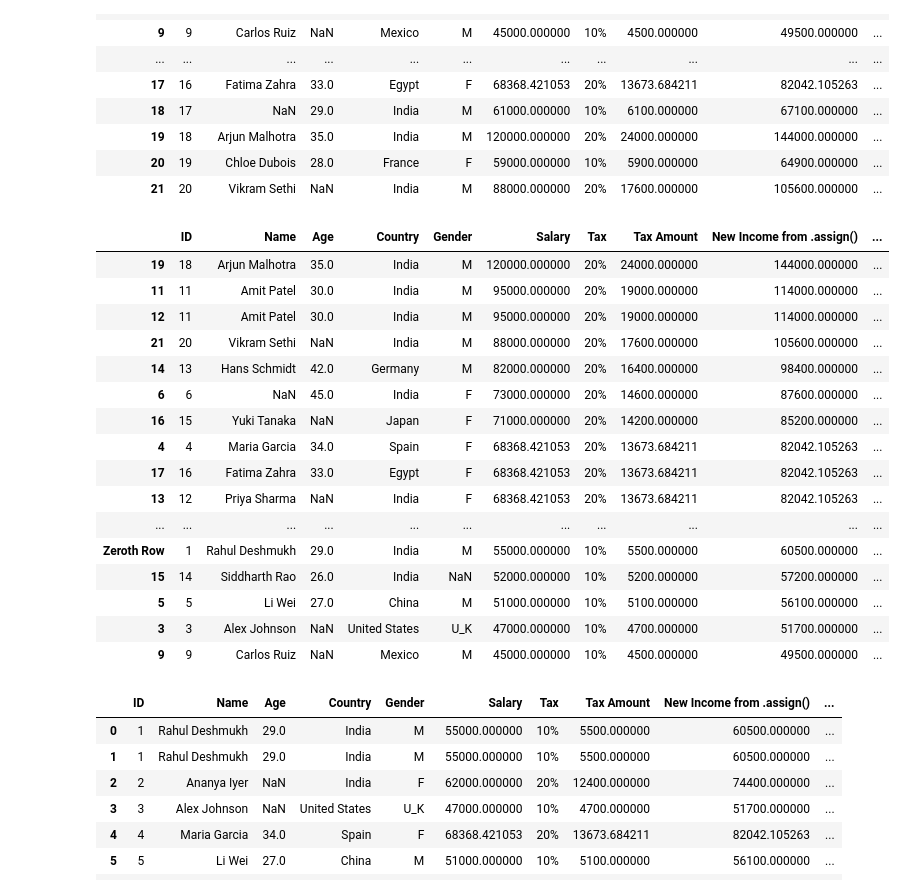
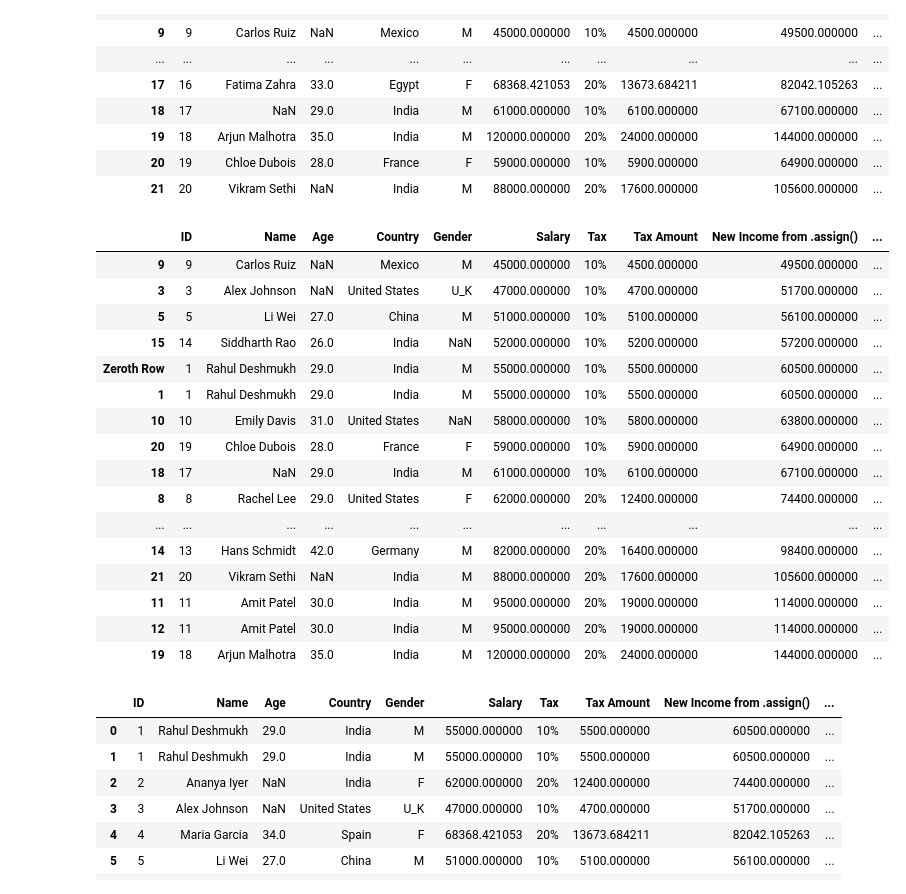
Before and after one commit to Sonu64/Prime_AI_ML, a Jupyter notebook: Module_13_Pandas_02/pandas_2.ipynb, the cells around one changed output. Drawn from its saved outputs; the diff is of its cells as text; code cells hidden in the pictures.

```diff
--- a/Module_13_Pandas_02/pandas_2.ipynb
+++ b/Module_13_Pandas_02/pandas_2.ipynb
@@ -148,27 +148,27 @@ df2
 # %%
 # Sort values
 df2.sort_values("Salary") # Does not change in place !
 df2 = df2.sort_values("Salary").copy() # Sort with respect to Salary values
-sorted_data = df2.sort_values(['Salary', 'Age'], ascending=False).copy() # Sort with more than 1 col values-> use Age to sort if Salary of 2 rows are same
+sorted_data = df2.sort_values(['Salary', 'Age']).copy() # Sort with more than 1 col values-> use Age to sort if Salary of 2 rows are same
 sorted_data
 # %% [output]
 |  | ID | Name | Age | Country | Gender | Salary | Tax | Tax Amount | New Income from .assign() | ... |
-| 19 | 18 | Arjun Malhotra | 35.0 | India | M | 120000.000000 | 20% | 24000.000000 | 144000.000000 | ... |
+| 9 | 9 | Carlos Ruiz | NaN | Mexico | M | 45000.000000 | 10% | 4500.000000 | 49500.000000 | ... |
+| 3 | 3 | Alex Johnson | NaN | United States | U_K | 47000.000000 | 10% | 4700.000000 | 51700.000000 | ... |
+| 5 | 5 | Li Wei | 27.0 | China | M | 51000.000000 | 10% | 5100.000000 | 56100.000000 | ... |
+| 15 | 14 | Siddharth Rao | 26.0 | India | NaN | 52000.000000 | 10% | 5200.000000 | 57200.000000 | ... |
+| Zeroth Row | 1 | Rahul Deshmukh | 29.0 | India | M | 55000.000000 | 10% | 5500.000000 | 60500.000000 | ... |
+| 1 | 1 | Rahul Deshmukh | 29.0 | India | M | 55000.000000 | 10% | 5500.000000 | 60500.000000 | ... |
+| 10 | 10 | Emily Davis | 31.0 | United States | NaN | 58000.000000 | 10% | 5800.000000 | 63800.000000 | ... |
+| 20 | 19 | Chloe Dubois | 28.0 | France | F | 59000.000000 | 10% | 5900.000000 | 64900.000000 | ... |
+| 18 | 17 | NaN | 29.0 | India | M | 61000.000000 | 10% | 6100.000000 | 67100.000000 | ... |
+| 8 | 8 | Rachel Lee | 29.0 | United States | F | 62000.000000 | 20% | 12400.000000 | 74400.000000 | ... |
+| ... | ... | ... | ... | ... | ... | ... | ... | ... | ... | ... |
+| 14 | 13 | Hans Schmidt | 42.0 | Germany | M | 82000.000000 | 20% | 16400.000000 | 98400.000000 | ... |
+| 21 | 20 | Vikram Sethi | NaN | India | M | 88000.000000 | 20% | 17600.000000 | 105600.000000 | ... |
 | 11 | 11 | Amit Patel | 30.0 | India | M | 95000.000000 | 20% | 19000.000000 | 114000.000000 | ... |
 | 12 | 11 | Amit Patel | 30.0 | India | M | 95000.000000 | 20% | 19000.000000 | 114000.000000 | ... |
-| 21 | 20 | Vikram Sethi | NaN | India | M | 88000.000000 | 20% | 17600.000000 | 105600.000000 | ... |
-| 14 | 13 | Hans Schmidt | 42.0 | Germany | M | 82000.000000 | 20% | 16400.000000 | 98400.000000 | ... |
-| 6 | 6 | NaN | 45.0 | India | F | 73000.000000 | 20% | 14600.000000 | 87600.000000 | ... |
-| 16 | 15 | Yuki Tanaka | NaN | Japan | F | 71000.000000 | 20% | 14200.000000 | 85200.000000 | ... |
-| 4 | 4 | Maria Garcia | 34.0 | Spain | F | 68368.421053 | 20% | 13673.684211 | 82042.105263 | ... |
-| 17 | 16 | Fatima Zahra | 33.0 | Egypt | F | 68368.421053 | 20% | 13673.684211 | 82042.105263 | ... |
-| 13 | 12 | Priya Sharma | NaN | India | F | 68368.421053 | 20% | 13673.684211 | 82042.105263 | ... |
-| ... | ... | ... | ... | ... | ... | ... | ... | ... | ... | ... |
-| Zeroth Row | 1 | Rahul Deshmukh | 29.0 | India | M | 55000.000000 | 10% | 5500.000000 | 60500.000000 | ... |
-| 15 | 14 | Siddharth Rao | 26.0 | India | NaN | 52000.000000 | 10% | 5200.000000 | 57200.000000 | ... |
-| 5 | 5 | Li Wei | 27.0 | China | M | 51000.000000 | 10% | 5100.000000 | 56100.000000 | ... |
-| 3 | 3 | Alex Johnson | NaN | United States | U_K | 47000.000000 | 10% | 4700.000000 | 51700.000000 | ... |
-| 9 | 9 | Carlos Ruiz | NaN | Mexico | M | 45000.000000 | 10% | 4500.000000 | 49500.000000 | ... |
+| 19 | 18 | Arjun Malhotra | 35.0 | India | M | 120000.000000 | 20% | 24000.000000 | 144000.000000 | ... |
 # %%
 # Sort indices -> By default Row Labels are Row indices, so better would be to say Sort using Row Labels. (indices word might be confusing here, indices don't mean True Positions in which they appear, they are actually the Row Labels)
 sorted_data = sorted_data.rename(index={"Zeroth Row":0}).copy()
```
Also changed, not shown: parts of 4 cells of this notebook.
